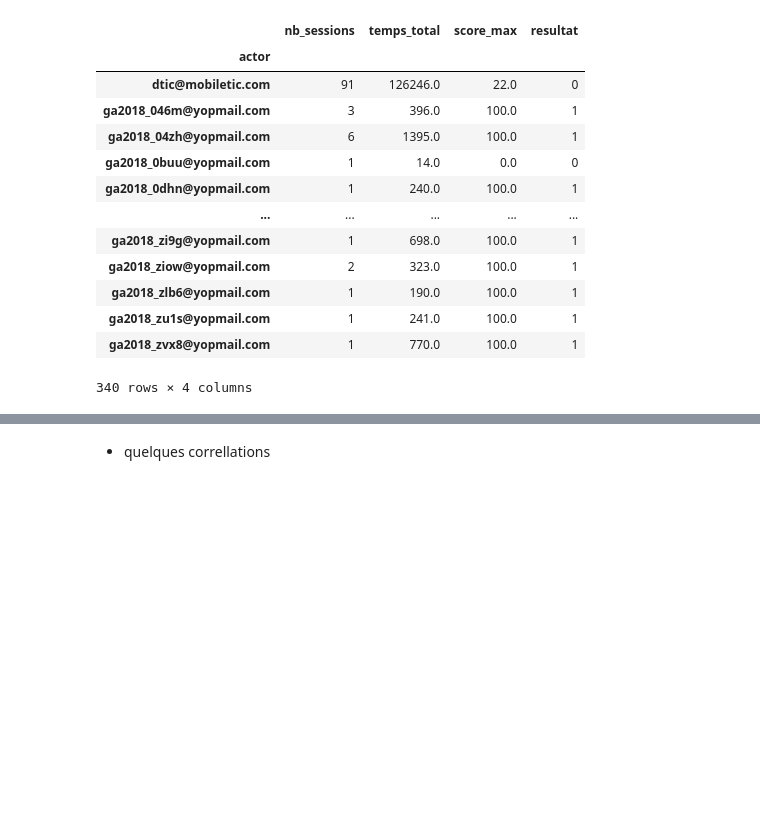
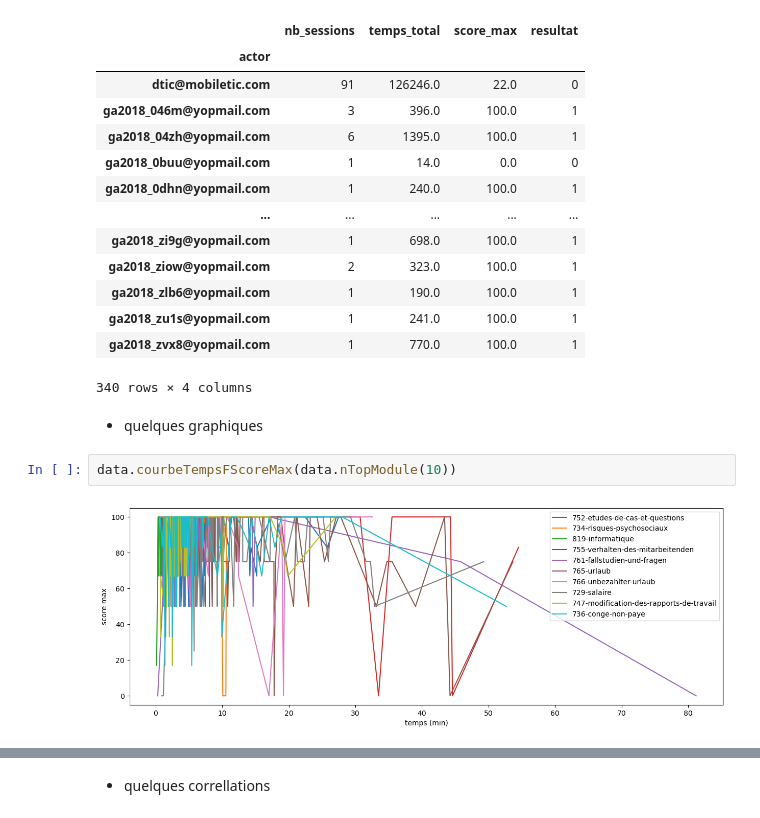
Before and after one commit to DJIGIFA/ODC-ML-DGS, a Jupyter notebook: Untitled.ipynb, the cells around one changed output, grey strips where cells are left out. Cells and saved outputs as stored; diff of their text form; blank space fills up the shorter version.

```diff
--- a/Untitled.ipynb
+++ b/Untitled.ipynb
@@ -103,4 +120,10 @@ data.getModuleActorStat("671-presentation")
 | ga2018_zu1s@yopmail.com | 1 | 241.0 | 100.0 | 1 |
 | ga2018_zvx8@yopmail.com | 1 | 770.0 | 100.0 | 1 |
 340 rows × 4 columns
+# %% [markdown]
+*  quelques graphiques
+# %%
+data.courbeTempsFScoreMax(data.nTopModule(10))
+# %% [output]
+[figure, added]
 # %%
```
Also changed, not shown: parts of 22 cells of this notebook, 1 other file.
